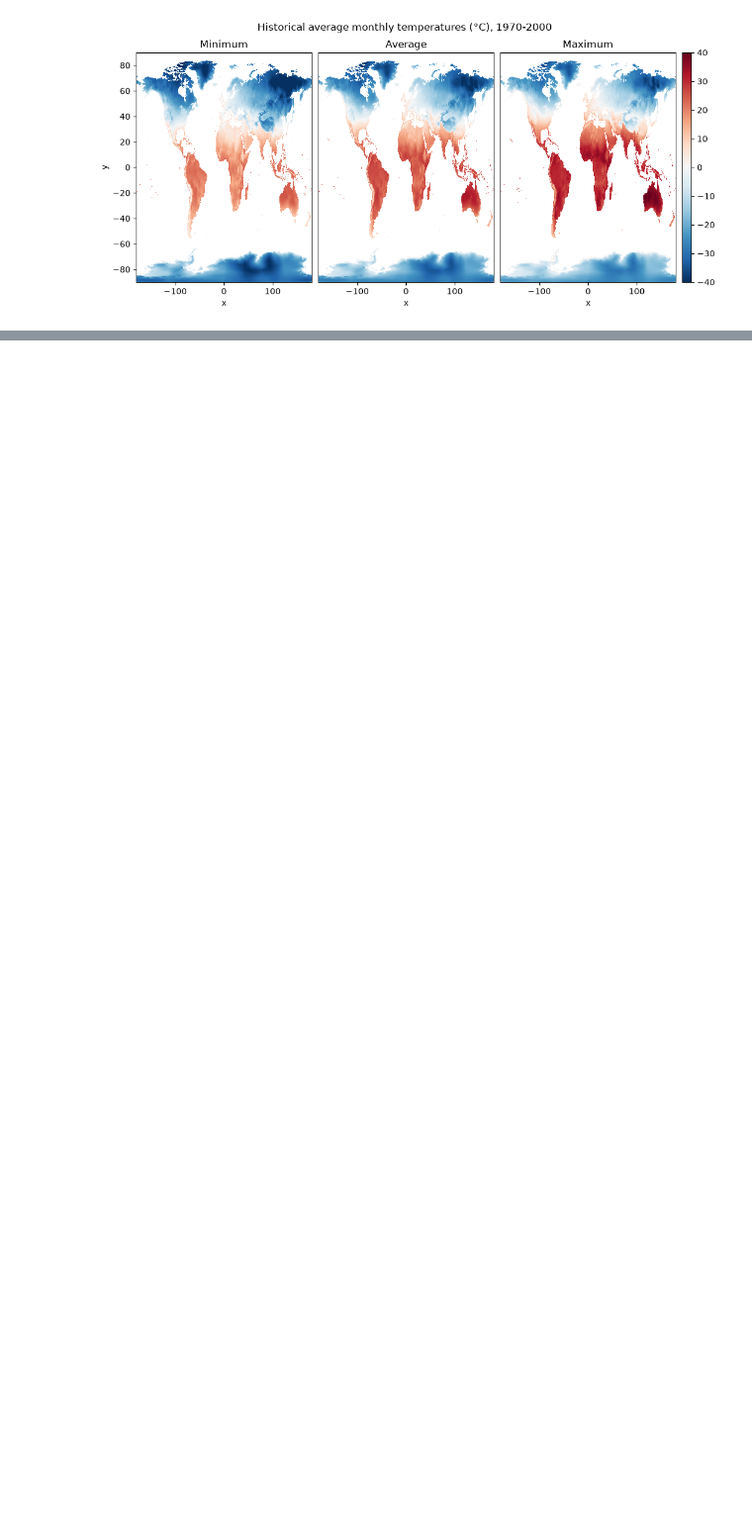
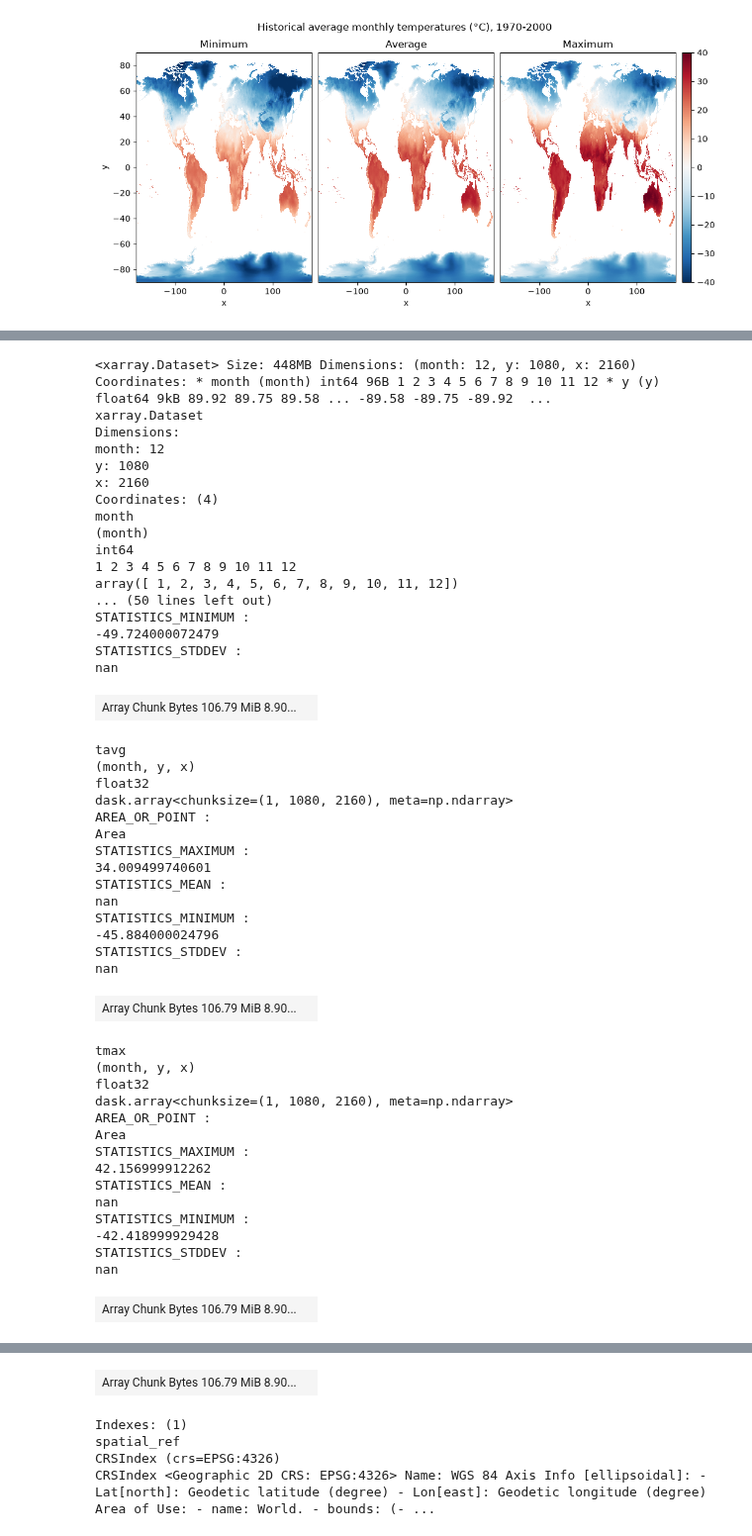
Before and after one commit to Jakidxav/zarr-layer-demo, a Jupyter notebook: data_processing/create-zarrs.ipynb, the cells around one changed output, grey strips where cells are left out. Shown at 99% size. Drawn from its saved outputs; the diff is of its cells as text; code cells hidden in the pictures; blank space fills up the shorter version.

```diff
--- a/data_processing/create-zarrs.ipynb
+++ b/data_processing/create-zarrs.ipynb
@@ -62,13 +63,15 @@ def open_worldclim_data(path: str, var: str, res: str, version: float) -> xr.Dat
 
     return ds
 # %%
-# open historical climate data from WorldClim v2.1 at 5 minute resolution
-precip = open_worldclim_data(data_dir, 'prec', '5m', 2.1).rename({'prec': 'precip'})
-tmin = open_worldclim_data(data_dir, 'tmin', '5m', 2.1)
-tavg = open_worldclim_data(data_dir, 'tavg', '5m', 2.1)
-tmax = open_worldclim_data(data_dir, 'tmax', '5m', 2.1)
+# open historical climate data from WorldClim v2.1 at 10 minute resolution
+precip = open_worldclim_data(data_dir, 'prec', '10m', 2.1).rename({'prec': 'precip'})
+tmin = open_worldclim_data(data_dir, 'tmin', '10m', 2.1)
+tavg = open_worldclim_data(data_dir, 'tavg', '10m', 2.1)
+tmax = open_worldclim_data(data_dir, 'tmax', '10m', 2.1)
 
 ds_dict = {'tmin': tmin, 'tavg': tavg, 'tmax': tmax, 'precip': precip}
+variables = list(ds_dict.keys())
+months = list(range(1, 13))
 # %%
 precip
 # %% [output]
@@ -174,0 +182,57 @@ plt.show()
+# %%
+# format data so that individual variables are accessed with ds[variable]
+ds_arrays = xr.merge([tmin, tavg, tmax, precip])
+
+# a good chunk schema to start with for viz would be a 1 month, all x-y slice
+ds_arrays = ds_arrays.chunk({'month': 1, 'y': -1, 'x': -1})
+
+ds_arrays
+# %% [output]
+<xarray.Dataset> Size: 448MB Dimensions: (month: 12, y: 1080, x: 2160) Coordinates: * month (month) int64 96B 1 2 3 4 5 6 7 8 9 10 11 12 * y (y) float64 9kB 89.92 89.75 89.58 ... -89.58 -89.75 -89.92  ...
+xarray.Dataset
+Dimensions:
+month: 12
+y: 1080
+x: 2160
+Coordinates: (4)
+month
+(month)
+int64
+1 2 3 4 5 6 7 8 9 10 11 12
+array([ 1, 2, 3, 4, 5, 6, 7, 8, 9, 10, 11, 12])
+... (50 lines left out)
+STATISTICS_MINIMUM :
+-49.724000072479
+STATISTICS_STDDEV :
+nan
+| Array Chunk Bytes 106.79 MiB 8.90... |  |
+tavg
+(month, y, x)
+float32
+dask.array<chunksize=(1, 1080, 2160), meta=np.ndarray>
+AREA_OR_POINT :
+Area
+STATISTICS_MAXIMUM :
+34.009499740601
+STATISTICS_MEAN :
+nan
+STATISTICS_MINIMUM :
+-45.884000024796
+STATISTICS_STDDEV :
+nan
+| Array Chunk Bytes 106.79 MiB 8.90... |  |
+tmax
+(month, y, x)
+float32
+dask.array<chunksize=(1, 1080, 2160), meta=np.ndarray>
+AREA_OR_POINT :
+Area
+STATISTICS_MAXIMUM :
+42.156999912262
+STATISTICS_MEAN :
+nan
+STATISTICS_MINIMUM :
+-42.418999929428
+STATISTICS_STDDEV :
+nan
+| Array Chunk Bytes 106.79 MiB 8.90... |  |
@@ -174,0 +253,5 @@ plt.show()
+| Array Chunk Bytes 106.79 MiB 8.90... |  |
+Indexes: (1)
+spatial_ref
+CRSIndex (crs=EPSG:4326)
+CRSIndex <Geographic 2D CRS: EPSG:4326> Name: WGS 84 Axis Info [ellipsoidal]: - Lat[north]: Geodetic latitude (degree) - Lon[east]: Geodetic longitude (degree) Area of Use: - name: World. - bounds: (- ...
```
Also changed, not shown: parts of 25 cells of this notebook.
